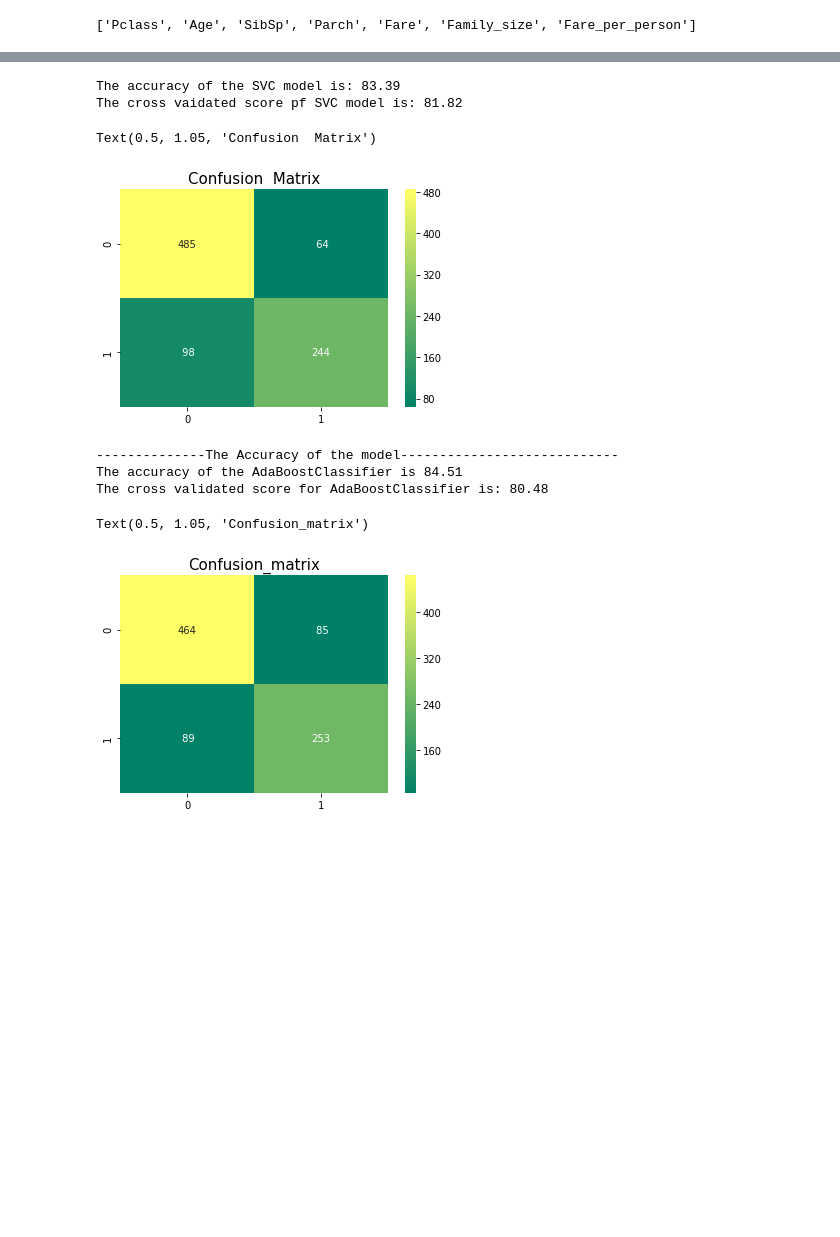
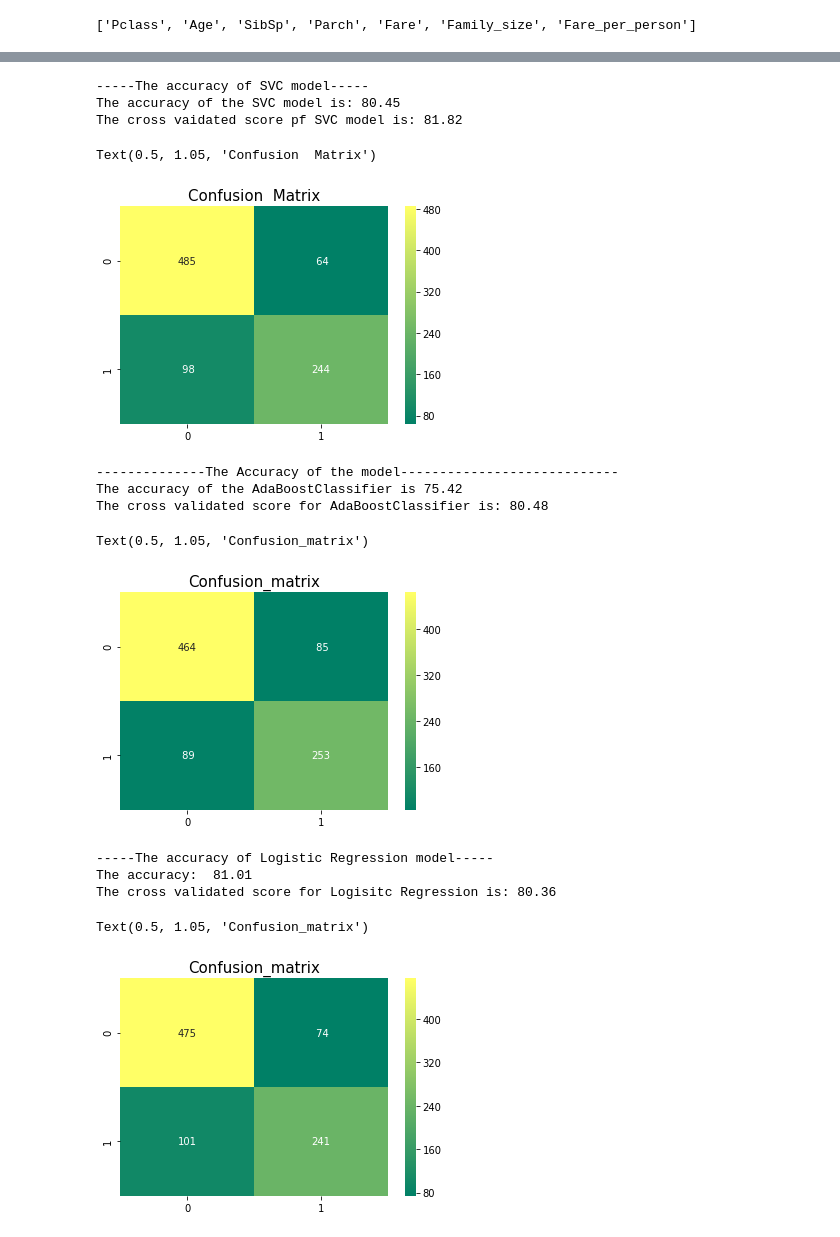
Before and after one commit to Rojanmhj2055/TitanicDataset, a Jupyter notebook: titanic.ipynb, the cells around one changed output, grey strips where cells are left out. Drawn from its saved outputs; the diff is of its cells as text; code cells hidden in the pictures; blank space fills up the shorter version.

Commit message:
added knn model , logistic model split trainnig set into X_train and X_test sets

```diff
--- a/titanic.ipynb
+++ b/titanic.ipynb
@@ -178,9 +180,12 @@ from sklearn.metrics import confusion_matrix
 dtc = DecisionTreeClassifier(criterion='gini',
                              min_samples_split=10,min_samples_leaf=1,
                              max_features='auto')
-dtc.fit(training_prepared,labels)
+dtc.fit(Xtrain_prepared,y_train)
+print("-----The accuracy of Decision Tree model----- ")
+predictions = dtc.predict(Xtest_prepared)
+print("The accurcay of the Decision Tree Classifier is:",round(accuracy_score(predictions,y_test)*100,2))
 result_decisionTree = cross_val_score(dtc,training_prepared,labels,scoring='accuracy',cv=10)
-print("The accuray of the Decision Tree Classifire is:", round(result_decisionTree.mean()*100,2))
+print("The cross validatedaccuray of the Decision Tree Classifire is:", round(result_decisionTree.mean()*100,2))
 pred = cross_val_predict(dtc,training_prepared,labels,cv=10)
 sns.heatmap(confusion_matrix(labels,pred),annot=True,fmt='3.0f',cmap="summer")
 plt.title('Confusion  Matrix',y=1.05,size=15)
@@ -195,9 +202,10 @@ rfc_model = RandomForestClassifier(criterion='gini', n_estimators=700,
                              min_samples_split=10,min_samples_leaf=1,
                              max_features='auto',oob_score=True,
                              random_state=1,n_jobs=-1)
-rfc_model.fit(training_prepared,labels)
-pred = rfc_model.predict(training_prepared)
-print("The accuracy of the Random FOrest is :",round(accuracy_score(labels,pred)*100,2))
+rfc_model.fit(Xtrain_prepared,y_train)
+prediction_tree = rfc_model.predict(Xtest_prepared)
+print("-----The accuracy of Random Forest  model----- ")
+print("The accuracy: ",round(accuracy_score(prediction_tree,y_test)*100,2))
 rfc_score = cross_val_score(rfc_model,training_prepared,labels,scoring="accuracy",cv=10)
 print("The cross validated score is:", round(rfc_score.mean()*100,2))
 pred = cross_val_predict(rfc_model,training_prepared,labels,cv=10)
@@ -211,26 +220,28 @@ Text(0.5, 1.05, 'Confusion  Matrix')
 # %%
 from sklearn.svm import SVC
 model_svc = SVC(kernel="rbf")
-model_svc.fit(training_prepared,labels)
-pred = model_svc.predict(training_prepared)
-print("The accuracy of the SVC model is:",round(accuracy_score(labels,pred)*100,2))
+model_svc.fit(Xtrain_prepared,y_train)
+prediction_svc = model_svc.predict(Xtest_prepared)
+print("-----The accuracy of SVC model----- ")
+print("The accuracy of the SVC model is:",round(accuracy_score(y_test,prediction_svc)*100,2))
 svc_score = cross_val_score(model_svc,training_prepared,labels,scoring="accuracy",cv=10)
 print("The cross vaidated score pf SVC model is:" ,round(svc_score.mean()*100,2))
 pred = cross_val_predict(model_svc,training_prepared,labels,cv=10)
 sns.heatmap(confusion_matrix(labels,pred),annot=True,fmt='3.0f',cmap="summer")
 plt.title('Confusion  Matrix',y=1.05,size=15)
 # %% [output]
-The accuracy of the SVC model is: 83.39
+-----The accuracy of SVC model-----
+The accuracy of the SVC model is: 80.45
 The cross vaidated score pf SVC model is: 81.82
 Text(0.5, 1.05, 'Confusion  Matrix')
 [figure]
 # %%
 from sklearn.ensemble import AdaBoostClassifier
 ada_model= AdaBoostClassifier()
-ada_model.fit(training_prepared,labels)
-prediction_adb=ada_model.predict(training_prepared)
+ada_model.fit(Xtrain_prepared,y_train)
+prediction_adb=ada_model.predict(Xtest_prepared)
 print('--------------The Accuracy of the model----------------------------')
-print('The accuracy of the AdaBoostClassifier is',round(accuracy_score(labels,prediction_adb)*100,2))
+print('The accuracy of the AdaBoostClassifier is',round(accuracy_score(y_test,prediction_adb)*100,2))
 # kfold = KFold(n_splits=10, random_state=22) # k=10, split the data into 10 equal parts
 result_adb=cross_val_score(ada_model,training_prepared,labels,cv=10,scoring='accuracy')
 print('The cross validated score for AdaBoostClassifier is:',round(result_adb.mean()*100,2))
@@ -239,7 +250,26 @@ sns.heatmap(confusion_matrix(labels,y_pred),annot=True,fmt='3.0f',cmap="summer")
 plt.title('Confusion_matrix', y=1.05, size=15)
 # %% [output]
 --------------The Accuracy of the model----------------------------
-The accuracy of the AdaBoostClassifier is 84.51
+The accuracy of the AdaBoostClassifier is 75.42
 The cross validated score for AdaBoostClassifier is: 80.48
 Text(0.5, 1.05, 'Confusion_matrix')
 [figure]
+# %%
+from sklearn.linear_model import LogisticRegression
+log_model = LogisticRegression()
+log_model.fit(Xtrain_prepared,y_train)
+print("-----The accuracy of Logistic Regression model----- ")
+pred_log = log_model.predict(Xtest_prepared)
+print("The accuracy: ", round(accuracy_score(pred_log,y_test)*100,2))
+
+result_log=cross_val_score(log_model,training_prepared,labels,cv=10,scoring='accuracy')
+print('The cross validated score for Logisitc Regression is:',round(result_log.mean()*100,2))
+y_pred = cross_val_predict(log_model,training_prepared,labels,cv=10)
+sns.heatmap(confusion_matrix(labels,y_pred),annot=True,fmt='3.0f',cmap="summer")
+plt.title('Confusion_matrix', y=1.05, size=15)
+# %% [output]
+-----The accuracy of Logistic Regression model-----
+The accuracy:  81.01
+The cross validated score for Logisitc Regression is: 80.36
+Text(0.5, 1.05, 'Confusion_matrix')
+[figure, added]
```
Also changed, not shown: parts of 14 cells of this notebook.
